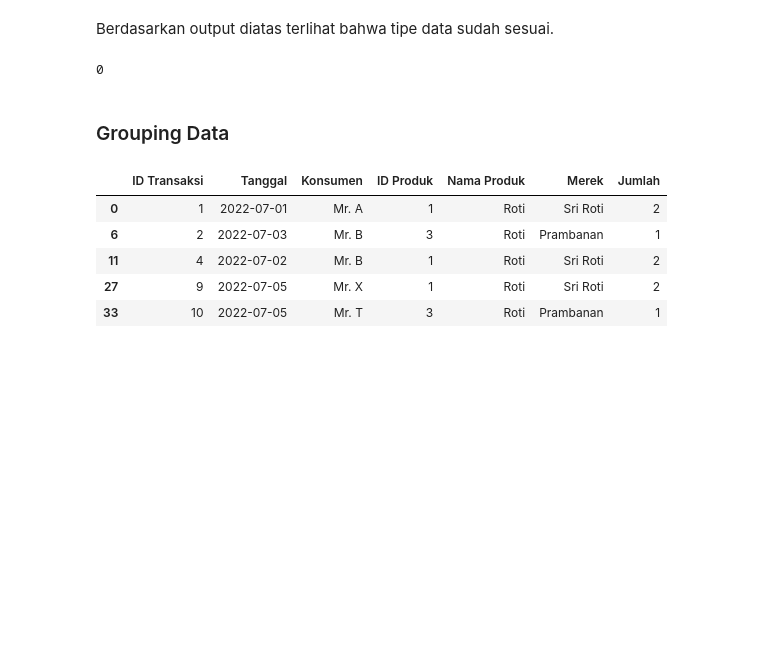
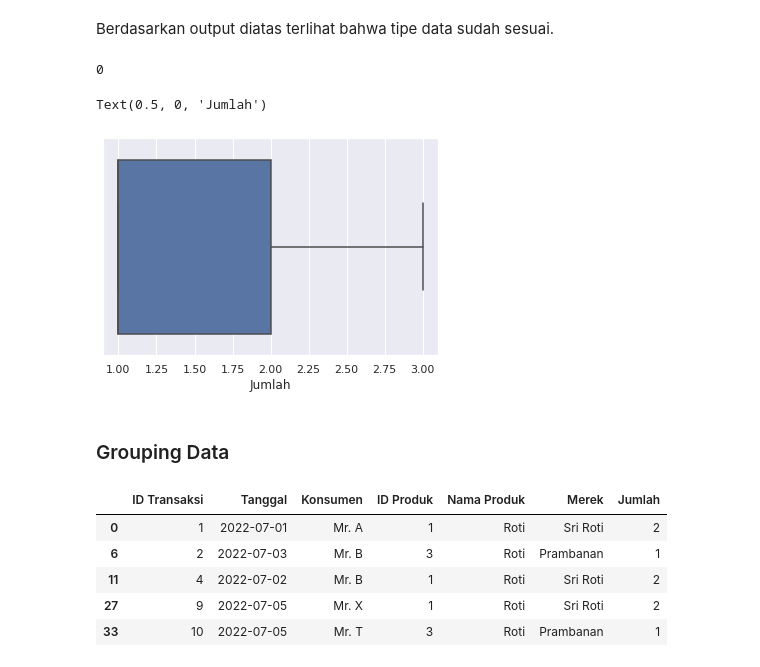
Before and after one commit to yogaap113/Case-Study-03-Data-Mining-UIN-Ganjil-2022-Kelompok-1, a Jupyter notebook: Case_Study_03_Data_Mining_UIN_Ganjil_2022_Kelompok_1.ipynb, the cells around one changed output. Saved outputs shown, nothing was run; the diff lists cells and outputs as text; code cells hidden in the pictures; blank space fills up the shorter version.

```diff
--- a/Case_Study_03_Data_Mining_UIN_Ganjil_2022_Kelompok_1.ipynb
+++ b/Case_Study_03_Data_Mining_UIN_Ganjil_2022_Kelompok_1.ipynb
@@ -158,6 +158,14 @@ Berdasarkan output diatas terlihat bahwa tipe data sudah sesuai.
 df.duplicated().sum()
 # %% [output]
 0
+# %%
+# Cek outlier
+# Outlier di variabel
+ax = sns.boxplot(x=df["Jumlah"])
+ax.set_xlabel('Jumlah')
+# %% [output]
+Text(0.5, 0, 'Jumlah')
+[figure, added]
 # %% [markdown]
 ### Grouping Data
 # %%
```
Also changed, not shown: parts of 10 cells of this notebook.
